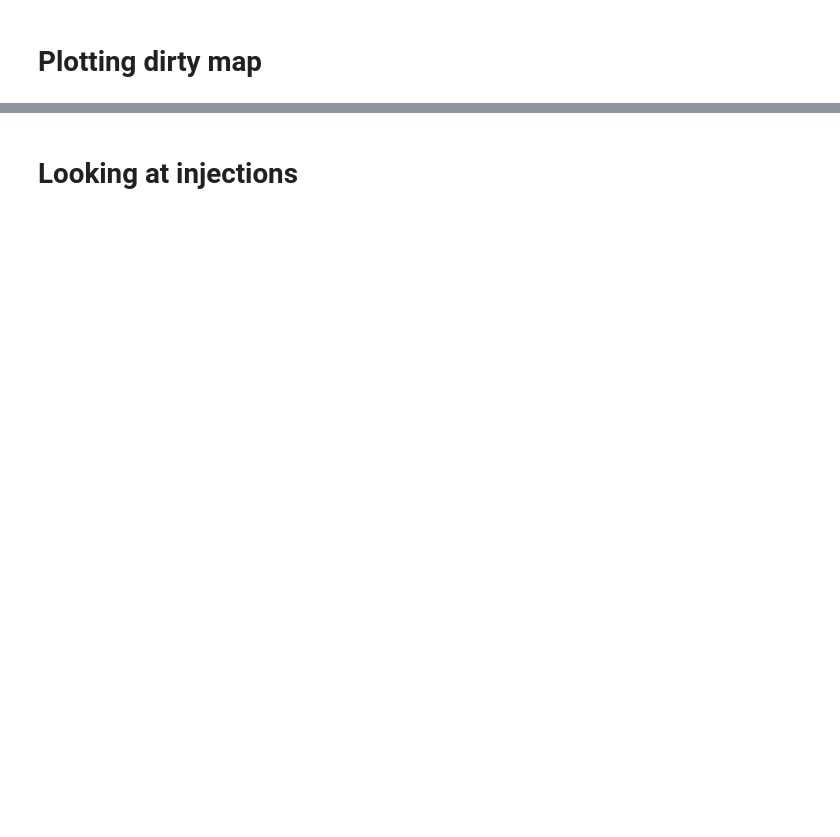
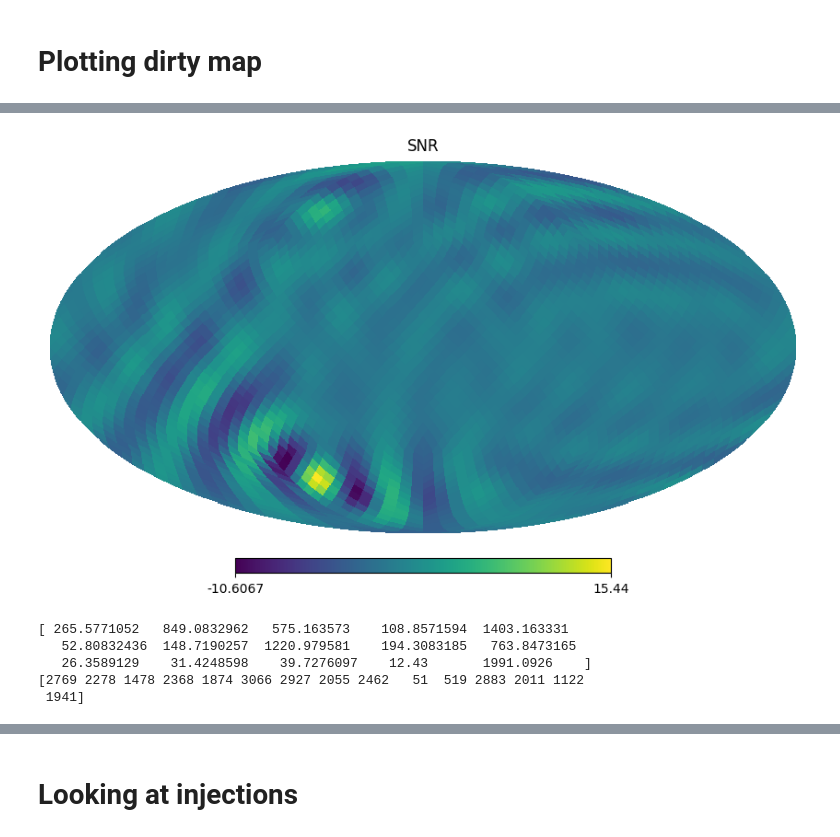
Before and after one commit to Yogita-Kumari/Pystoch-tutorial, a Jupyter notebook: Pystoch_tut.ipynb, the cells around one changed output, grey strips where cells are left out. Cells and saved outputs as stored; diff of their text form; code cells hidden in the pictures; blank space fills up the shorter version.

```diff
--- a/Pystoch_tut.ipynb
+++ b/Pystoch_tut.ipynb
@@ -67,0 +92,49 @@ Complete.
+# %%
+#Index of injection
+idx_inj=np.argmin(np.abs(f_all-265.5771052))
+# %%
+hp.mollview(snr[idx_inj], title='SNR')
+# %% [output]
+[figure, added]
+# %%
+#Finding pixel of the source
+import pandas as pd
+import numpy as np
+import healpy as hp
+
+threshold = 1/32
+nside=16
+
+df = pd.read_csv(
+    "/content/drive/MyDrive/Pystoch_Tut/O2-injection-params-O2.txt",
+    sep=r"\s+",
+    header=None,
+    skiprows=4
+)
+
+# frequency
+col3 = pd.to_numeric(df.iloc[:, 2], errors="coerce")
+# Extract injected sky location (radians)
+dec_rad = pd.to_numeric(df.iloc[:, 15], errors="coerce")  # declination
+ra_rad  = pd.to_numeric(df.iloc[:, 16], errors="coerce")  # right ascension
+
+# Convert to HEALPix angles
+lon_deg = np.rad2deg(ra_rad)   # RA
+lat_deg = np.rad2deg(dec_rad)  # Dec
+
+df["pixel"] = hp.ang2pix(nside, lon_deg, lat_deg, lonlat=True)
+
+
+freq_inj = col3.values
+
+#Corresponding pixels
+pixel_inj=df["pixel"].values
+
+print(freq_inj)
+print(pixel_inj)
+# %% [output]
+[ 265.5771052   849.0832962   575.163573    108.8571594  1403.163331
+   52.80832436  148.7190257  1220.979581    194.3083185   763.8473165
+   26.3589129    31.4248598    39.7276097    12.43       1991.0926    ]
+[2769 2278 1478 2368 1874 3066 2927 2055 2462   51  519 2883 2011 1122
+ 1941]
```
Also changed, not shown: parts of 18 cells of this notebook.
